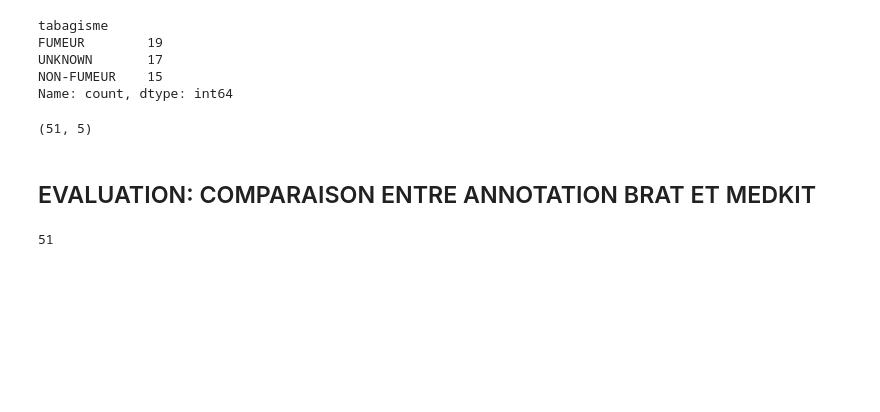
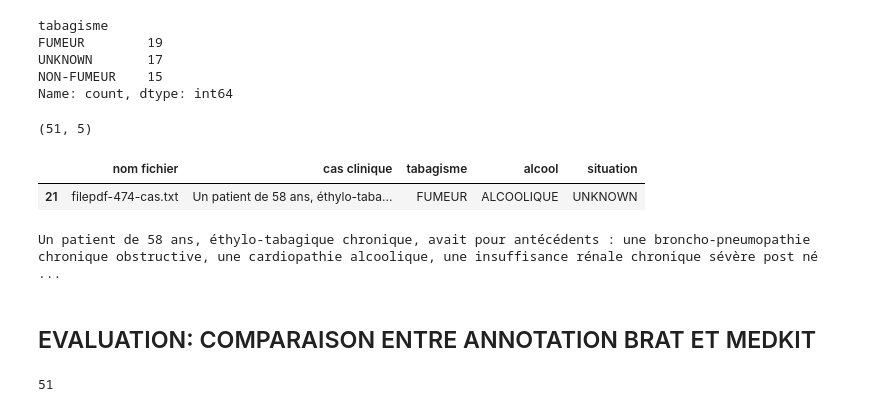
Before and after one commit to MaisenH/Extraction_medkit, a Jupyter notebook: Extraction_cas_clinique.ipynb, the cells around one changed output. Saved outputs shown, nothing was run; the diff lists cells and outputs as text; code cells hidden in the pictures; blank space fills up the shorter version.

```diff
--- a/Extraction_cas_clinique.ipynb
+++ b/Extraction_cas_clinique.ipynb
@@ -173,7 +173,7 @@ def neg_detector_tabac():
 
     neg_rules = [
 
-    NegationDetectorRule(regexp=r"\bne\s*(semble|consomme|prend|fume)\s*pas"),
+    NegationDetectorRule(regexp=r"\bne\s*(semble|consomme|prend|fume)[\s]*pas"),
     NegationDetectorRule(regexp=r"jamais"),
     NegationDetectorRule(regexp=r"\bni\b"),
     NegationDetectorRule(regexp=r"\bnon\s+\b"),
@@ -429,6 +429,30 @@ Name: count, dtype: int64
 df.shape
 # %% [output]
 (51, 5)
+# %%
+df[21:22]
+# %% [output]
+|  | nom fichier | cas clinique | tabagisme | alcool | situation |
+| 21 | filepdf-474-cas.txt | Un patient de 58 ans, éthylo-taba... | FUMEUR | ALCOOLIQUE | UNKNOWN |
+# %%
+from IPython.display import HTML, display
+
+# Supposons que "df" est votre DataFrame et "ligne" est l'index de la ligne à afficher
+# Par exemple, si vous voulez afficher la première ligne : ligne = 0
+ligne = 0
+termes_a_etiqueter = ["tabagique", "éthylo","alcool"]
+
+# Récupérer le texte de la colonne "cas clinique" de la ligne spécifiée
+colonne_cas_clinique = df.iloc[21]['cas clinique']
+
+# Appliquer les étiquettes aux termes spécifiés dans la colonne
+for terme in termes_a_etiqueter:
+    colonne_cas_clinique = colonne_cas_clinique.replace(terme, f"<span style='background-color: cyan'>{terme}</span>")
+
+# Afficher la colonne "cas clinique" avec les étiquettes HTML
+display(HTML(colonne_cas_clinique))
+# %% [output]
+Un patient de 58 ans, éthylo-tabagique chronique, avait pour antécédents : une broncho-pneumopathie chronique obstructive, une cardiopathie alcoolique, une insuffisance rénale chronique sévère post né ...
 # %% [markdown]
 ## EVALUATION: COMPARAISON ENTRE ANNOTATION BRAT ET MEDKIT
 # %%
```
Also changed, not shown: parts of 26 cells of this notebook.
